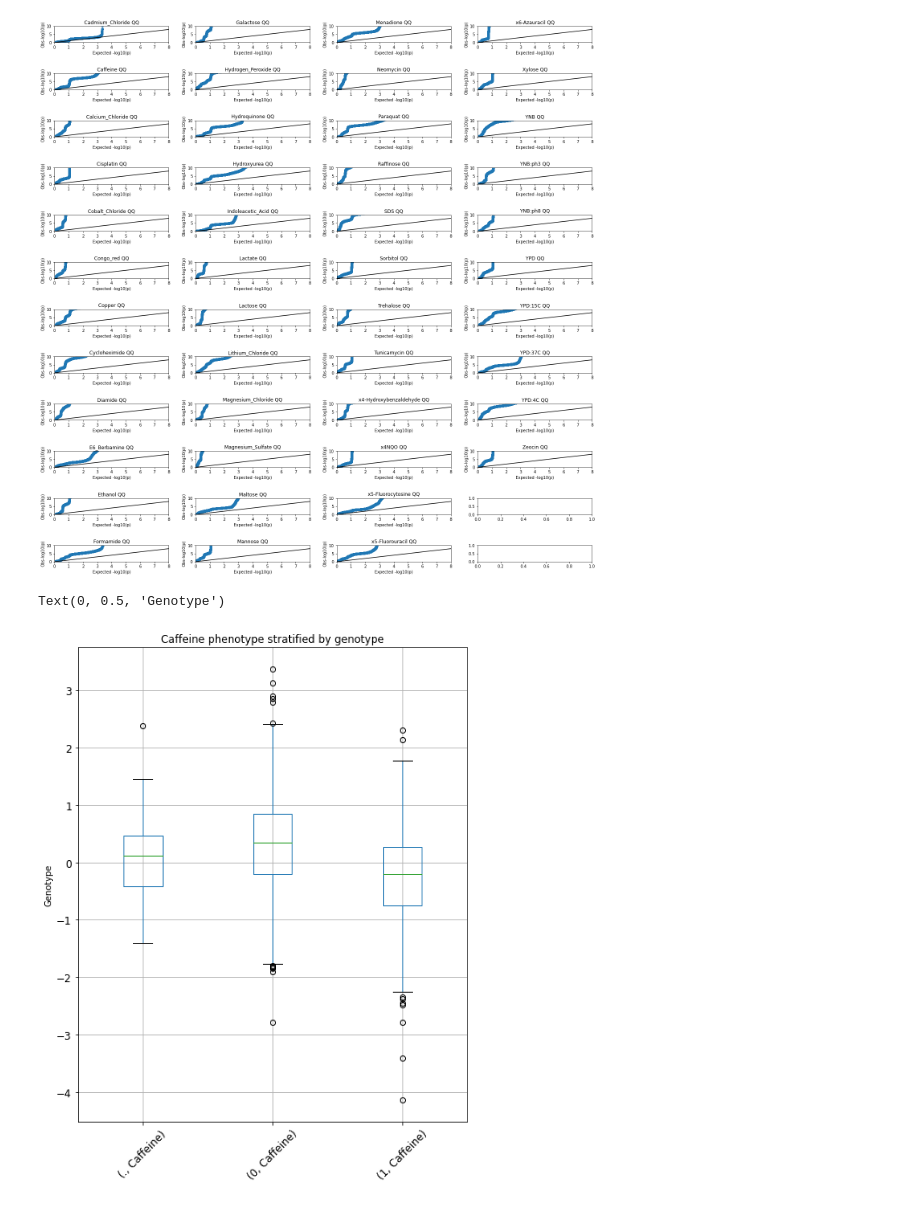
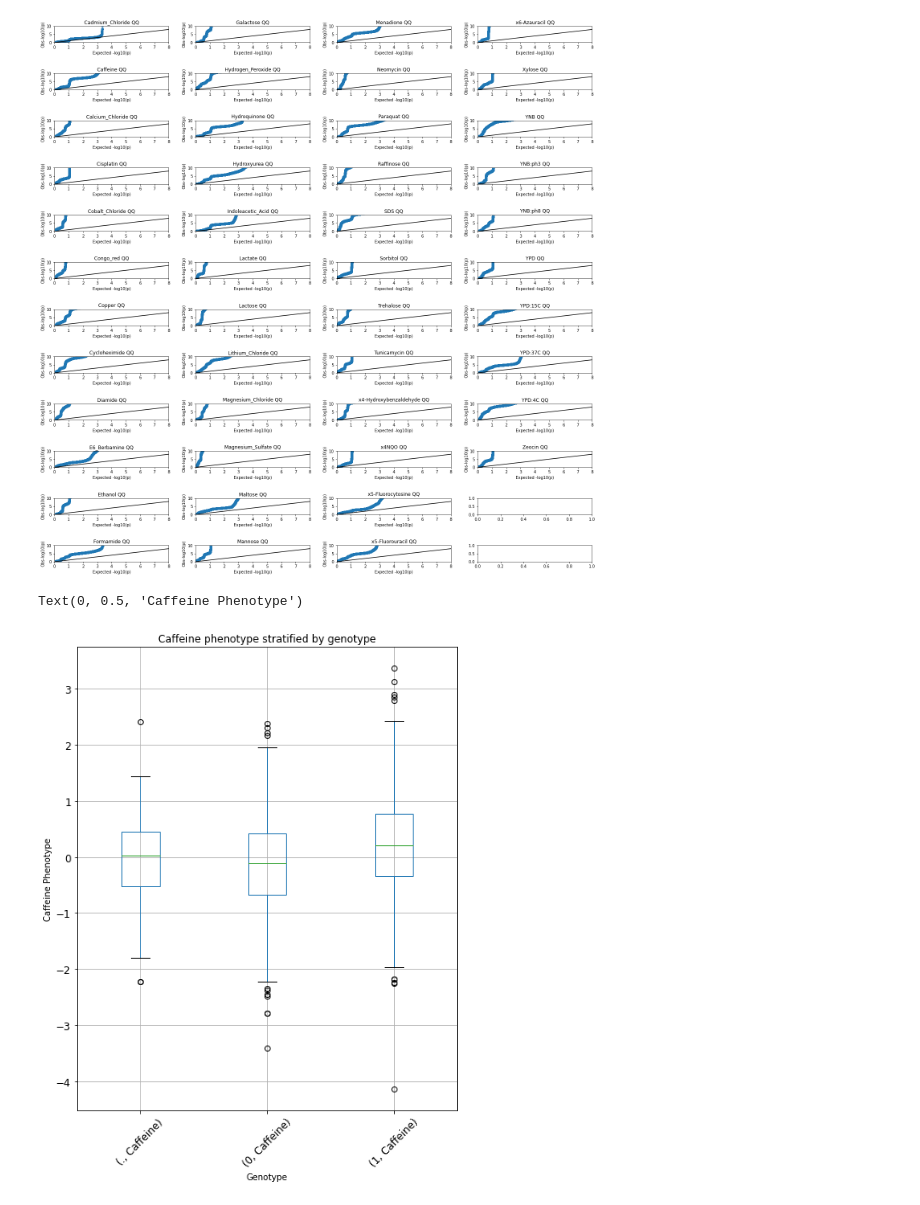
Before and after one commit to aheffner1/qbb2020-answers, a Jupyter notebook: week3-hw/01-week3-hw.ipynb, the cells around one changed output. Cells and saved outputs as stored; diff of their text form; code cells hidden in the pictures.

```diff
--- a/week3-hw/01-week3-hw.ipynb
+++ b/week3-hw/01-week3-hw.ipynb
@@ -180,7 +180,7 @@ fig2.tight_layout(pad=3.0)
 [figure]
 # %%
 # trait choice = caffeine
-qassoc_file = '/Users/cmdb/qbb2020-answers/week3-hw/plink.P2.assoc.linear'
+qassoc_file = '/Users/cmdb/qbb2020-answers/week3-hw/plink.P6.assoc.linear'
 gwas = pd.read_csv(qassoc_file, sep = "\s+")
 gwas_sorted = gwas.sort_values(by = "P")
 
@@ -198,33 +198,34 @@ for line in genotype_file:                                   # loop through line
     if "##" in line:                                 # skip lines that start with ## or #
         continue
     if "#" in line:
         head = line.strip('#')
         header = head.strip('\n').split('\t')
         continue
     linesplit = line.strip('\n').split('\t')
     if chrm not in line:
         continue
     Pos = int(linesplit[1])
     if Pos == BP:
         for index,item in enumerate(linesplit):
             item = item[0]
             key = header[index]
             geno_Pos[key] = item
 genotype_file.close()
 
 geno = pd.DataFrame.from_dict(geno_Pos, orient='index', columns = ['Genotype'])
 geno = geno.reset_index()
 geno.columns.values[0] = "ID"
 phenotype.columns.values[0] = "ID"
 pheno_caff = phenotype[["ID", "Caffeine"]]
 geno_pheno_caff = geno.merge(pheno_caff, on = ["ID"])
 geno_pheno_caff["Genotype"].unique()
 
 
 groups = geno_pheno_caff.groupby("Genotype")
 groups.boxplot(subplots=False, rot=45, fontsize=12, figsize=(8,10))
 plt.title('Caffeine phenotype stratified by genotype')
-plt.ylabel('Genotype')
+plt.xlabel('Genotype')
+plt.ylabel('Caffeine Phenotype')
 # %% [output]
-Text(0, 0.5, 'Genotype')
+Text(0, 0.5, 'Caffeine Phenotype')
-[figure, old version]
+[figure, new version]
```
Also changed, not shown: parts of 1 cell of this notebook.
